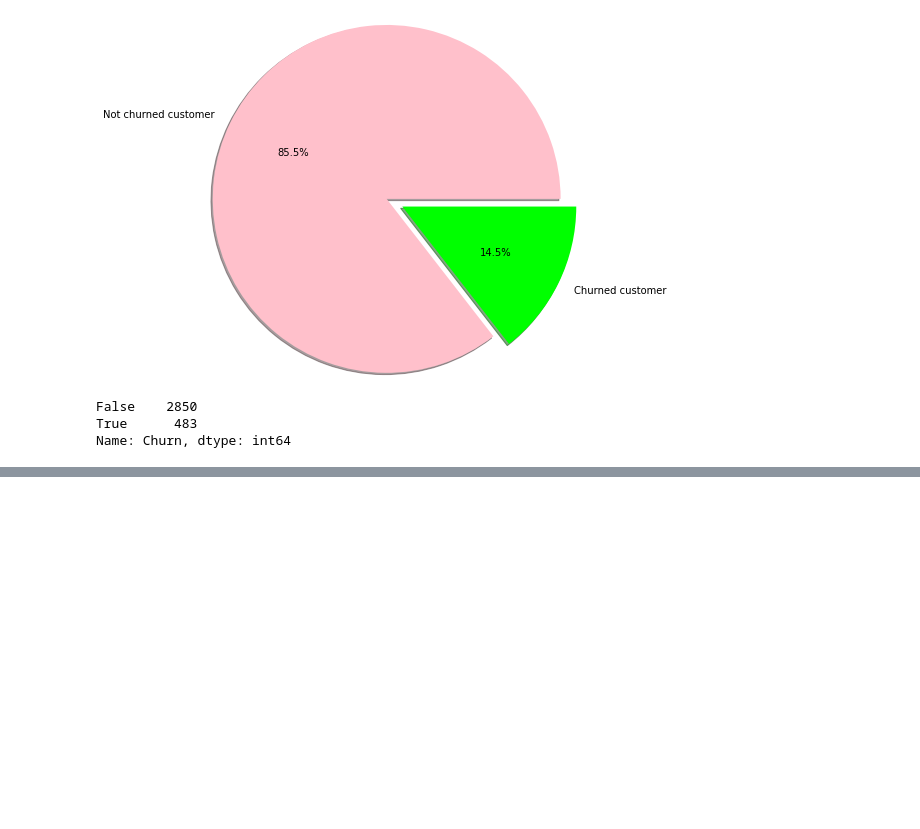
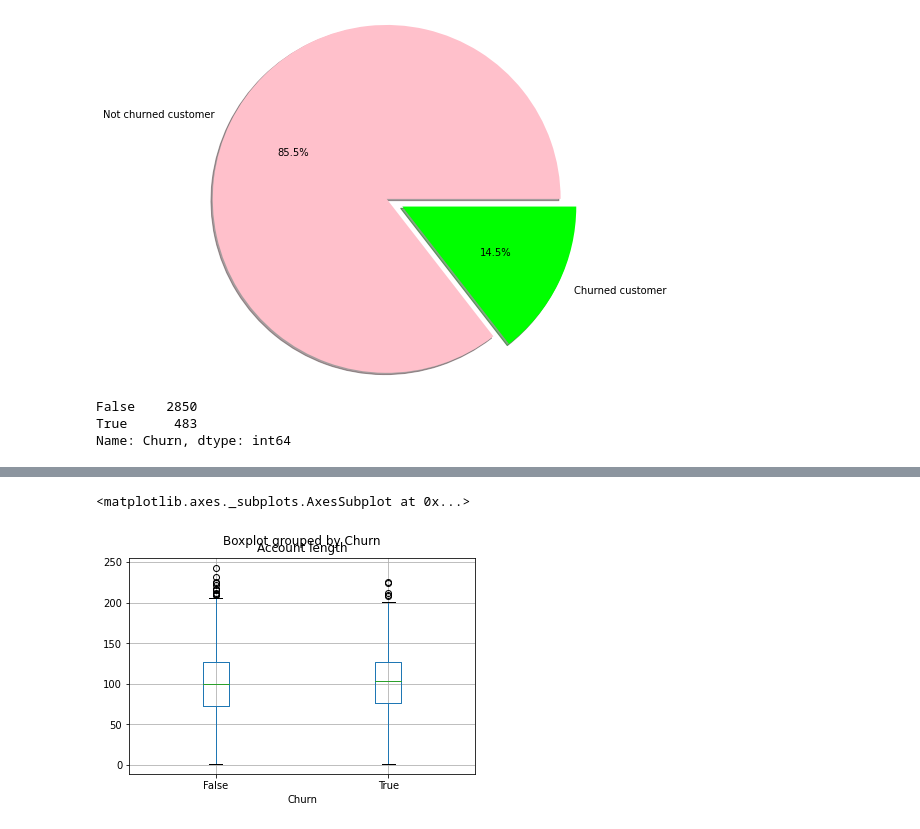
Before and after one commit to Ajinkya-dak/Exploratory-Data-Analysis-of-telecom-churn-dataset, a Jupyter notebook: Telecom_churn_(capstone_project_1)_.ipynb, the cells around one changed output, grey strips where cells are left out. Cells and saved outputs as stored; diff of their text form; code cells hidden in the pictures; blank space fills up the shorter version.

```diff
--- a/Telecom_churn_(capstone_project_1)_.ipynb
+++ b/Telecom_churn_(capstone_project_1)_.ipynb
@@ -203,0 +263,6 @@ Name: Churn, dtype: int64
+# %%
+# Box Plot for Account Length attribute
+churn_df.boxplot(column='Account length',by='Churn')
+# %% [output]
+<matplotlib.axes._subplots.AxesSubplot at 0x...>
+[figure, added]
```
Also changed, not shown: parts of 21 cells of this notebook.
